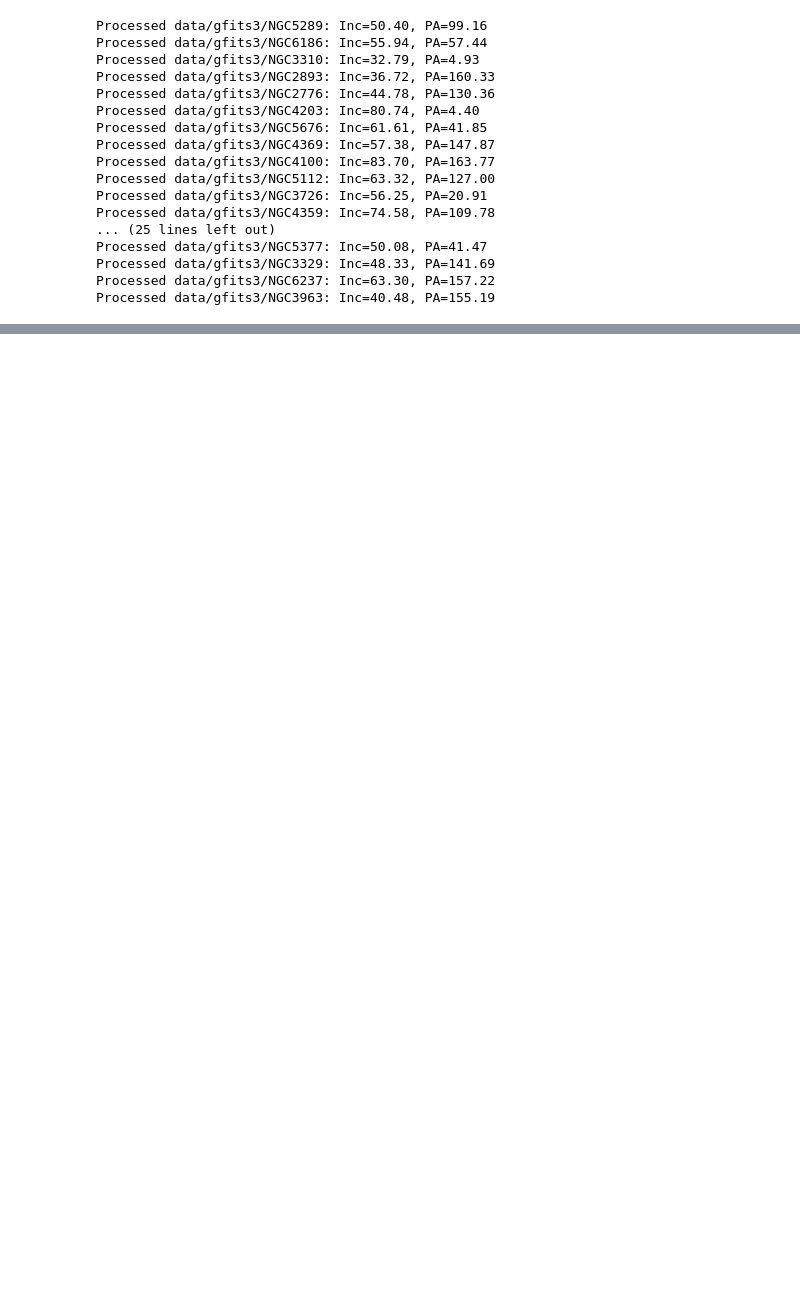
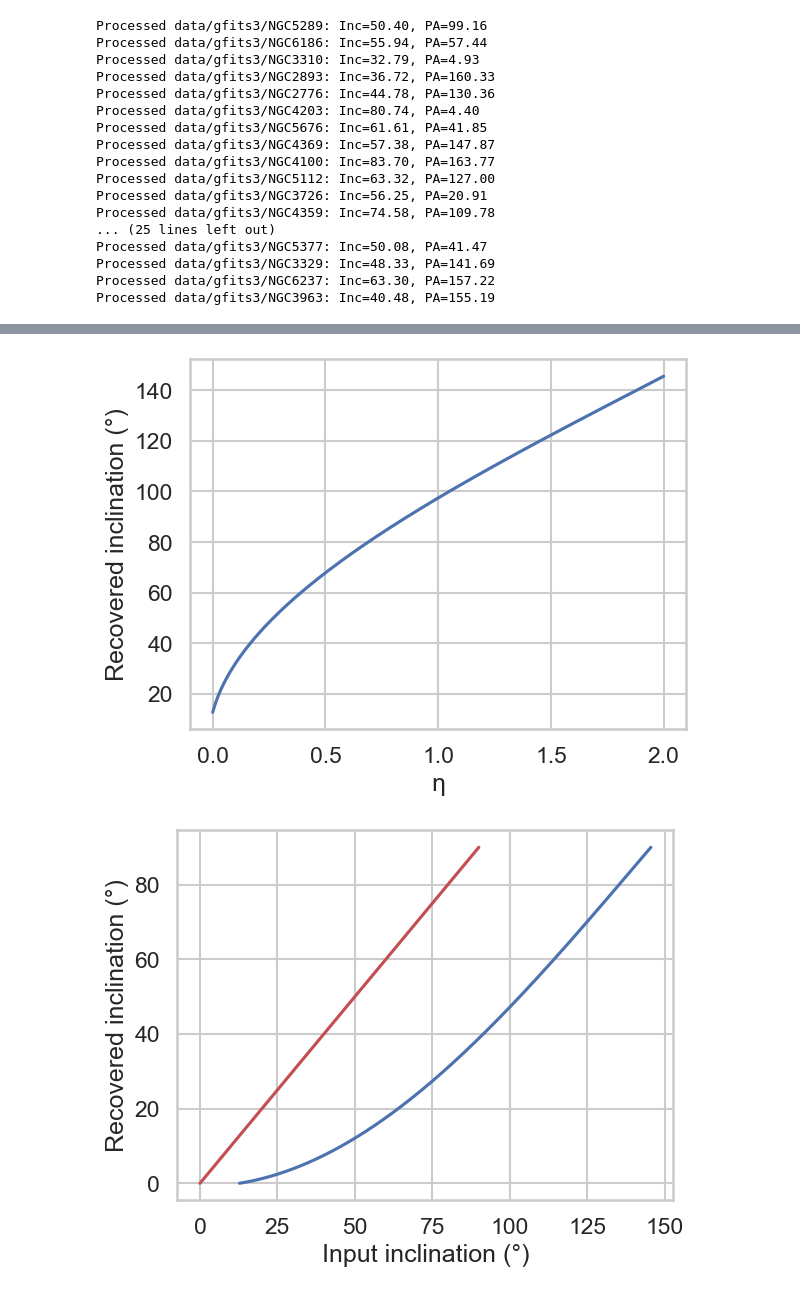
Before and after one commit to michael-petersen/GalaxyIncIinations, a Jupyter notebook: Function copy.ipynb, the cells around one changed output, grey strips where cells are left out. Drawn from its saved outputs; the diff is of its cells as text; code cells hidden in the pictures; blank space fills up the shorter version.

```diff
--- a/Function copy.ipynb
+++ b/Function copy.ipynb
@@ -1393,0 +2474,14 @@ Processed data/gfits3/NGC3963: Inc=40.48, PA=155.19
+# %%
+eta = np.linspace(0, 2, 2000)
+inc_pred = find_inclination_from_eta(eta, A_fit, B_fit, D_fit)
+incs=np.linspace(0,90,2000)
+plt.plot(eta, inc_pred)
+plt.xlabel("η"); plt.ylabel("Recovered inclination (°)")
+plt.show()
+plt.plot(inc_pred,incs)
+plt.plot(incs,incs, 'r-')
+plt.xlabel("Input inclination (°)"); plt.ylabel("Recovered inclination (°)")
+plt.show()
+# %% [output]
+[figure, added]
+[figure, added]
```
Also changed, not shown: parts of 24 cells of this notebook.
